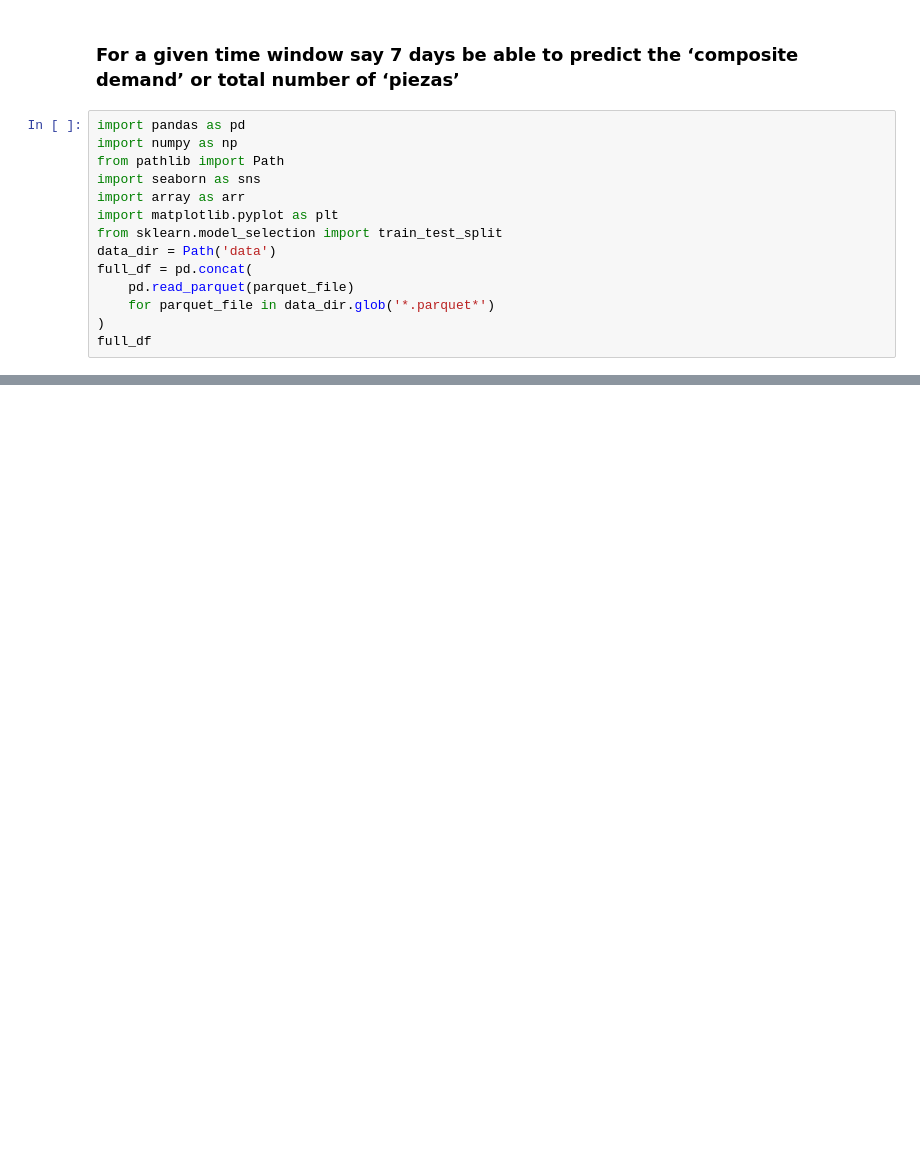
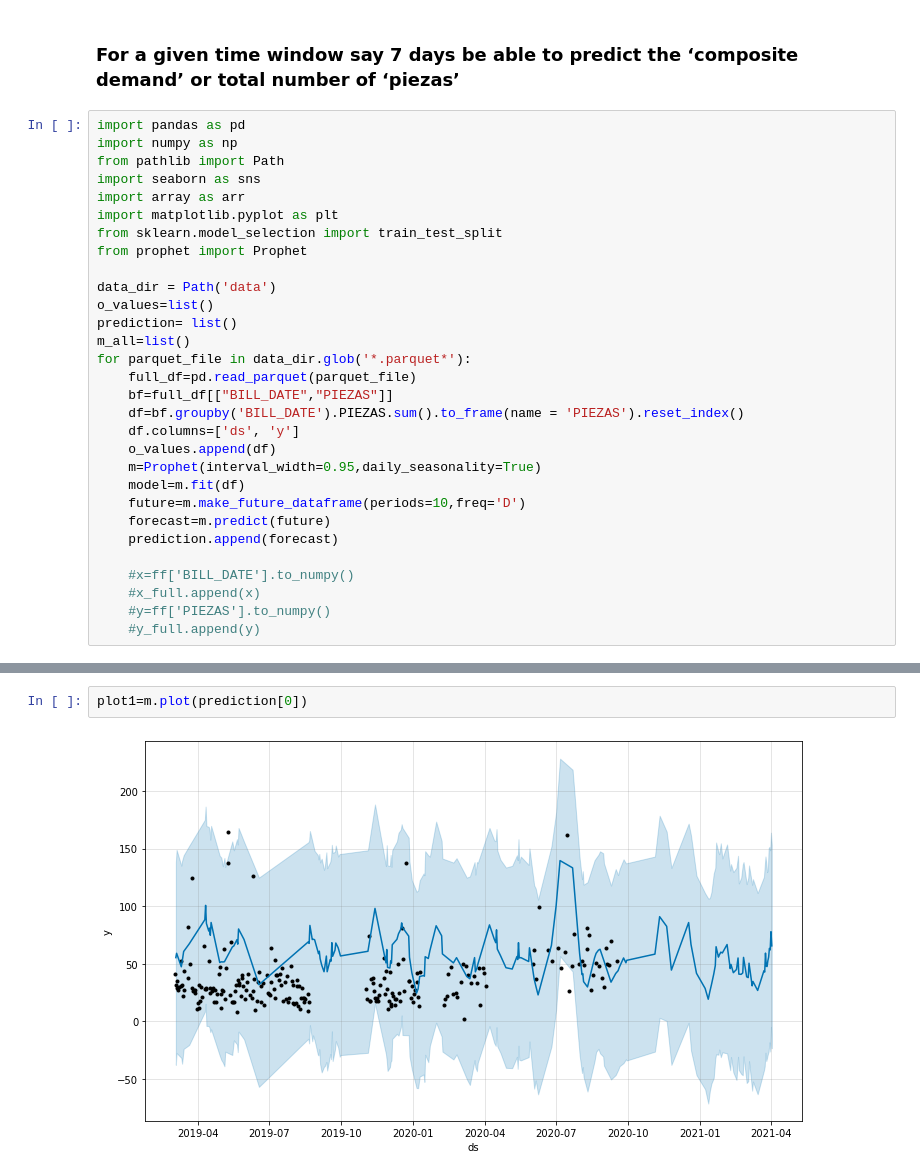
Before and after one commit to EdisonAltamirano/AI_storePrediction, a Jupyter notebook: opportunity1.ipynb, the cells around one changed output, grey strips where cells are left out. Cells and saved outputs as stored; diff of their text form; blank space fills up the shorter version.

Commit message:
built model

```diff
--- a/opportunity1.ipynb
+++ b/opportunity1.ipynb
@@ -8,10 +8,26 @@ import seaborn as sns
 import array as arr
 import matplotlib.pyplot as plt
 from sklearn.model_selection import train_test_split
+from prophet import Prophet
+
 data_dir = Path('data')
-full_df = pd.concat(
-    pd.read_parquet(parquet_file)
-    for parquet_file in data_dir.glob('*.parquet*')
-)
-full_df
+o_values=list()
+prediction= list()
+m_all=list()
+for parquet_file in data_dir.glob('*.parquet*'):
+    full_df=pd.read_parquet(parquet_file)
+    bf=full_df[["BILL_DATE","PIEZAS"]]
+    df=bf.groupby('BILL_DATE').PIEZAS.sum().to_frame(name = 'PIEZAS').reset_index()
+    df.columns=['ds', 'y']
+    o_values.append(df)
+    m=Prophet(interval_width=0.95,daily_seasonality=True)
+    model=m.fit(df)
+    future=m.make_future_dataframe(periods=10,freq='D')
+    forecast=m.predict(future)
+    prediction.append(forecast)
+
+    #x=ff['BILL_DATE'].to_numpy()
+    #x_full.append(x)
+    #y=ff['PIEZAS'].to_numpy()
+    #y_full.append(y)
 # %% [output]
@@ -95,0 +131,4 @@ plt.show()
+# %%
+plot1=m.plot(prediction[0])
+# %% [output]
+[figure, added]
```
Also changed, not shown: parts of 9 cells of this notebook.
